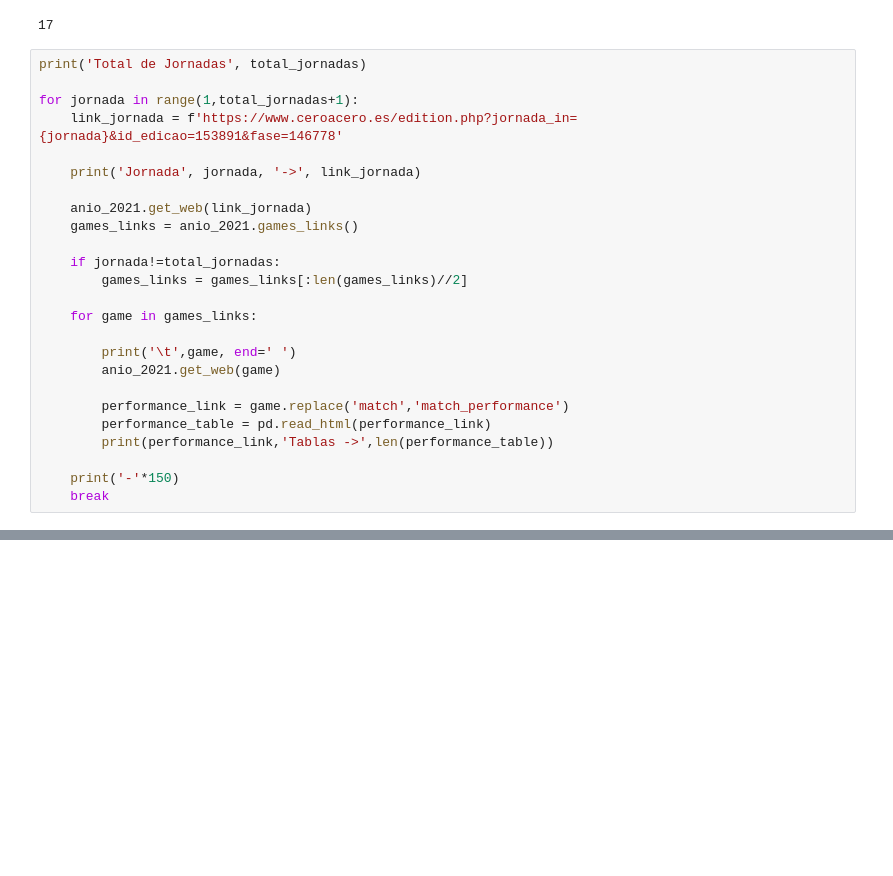
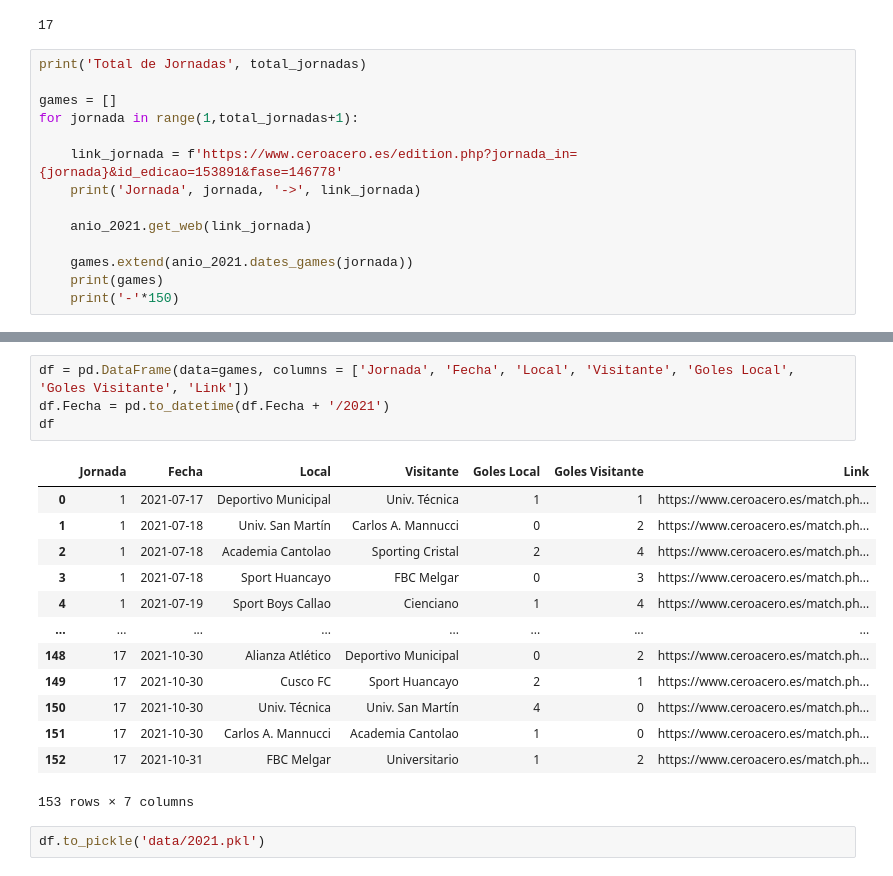
Before and after one commit to RoodrigoReyes/Web-Scraping-Tesis-Futbol, a Jupyter notebook: anio_2021.ipynb, the cells around one changed output, grey strips where cells are left out. Cells and saved outputs as stored; diff of their text form; blank space fills up the shorter version.

```diff
--- a/anio_2021.ipynb
+++ b/anio_2021.ipynb
@@ -31,28 +31,17 @@ total_jornadas
 # %%
 print('Total de Jornadas', total_jornadas)
 
+games = []
 for jornada in range(1,total_jornadas+1):
+
     link_jornada = f'https://www.ceroacero.es/edition.php?jornada_in={jornada}&id_edicao=153891&fase=146778'
-
     print('Jornada', jornada, '->', link_jornada)
 
     anio_2021.get_web(link_jornada)
-    games_links = anio_2021.games_links()
 
-    if jornada!=total_jornadas:
-        games_links = games_links[:len(games_links)//2]
-
-    for game in games_links:
-
-        print('\t',game, end=' ')
-        anio_2021.get_web(game)
-
-        performance_link = game.replace('match','match_performance')
-        performance_table = pd.read_html(performance_link)
-        print(performance_link,'Tablas ->',len(performance_table))
-
+    games.extend(anio_2021.dates_games(jornada))
+    print(games)
     print('-'*150)
-    break
 # %% [output]
 Total de Jornadas 17
 Jornada 1 -> https://www.ceroacero.es/edition.php?jornada_in=1&id_edicao=153891&fase=146778
@@ -68,0 +83,20 @@ Jornada 1 -> https://www.ceroacero.es/edition.php?jornada_in=1&id_edicao=153891&
+# %%
+df = pd.DataFrame(data=games, columns = ['Jornada', 'Fecha', 'Local', 'Visitante', 'Goles Local', 'Goles Visitante', 'Link'])
+df.Fecha = pd.to_datetime(df.Fecha + '/2021')
+df
+# %% [output]
+|  | Jornada | Fecha | Local | Visitante | Goles Local | Goles Visitante | Link |
+| 0 | 1 | 2021-07-17 | Deportivo Municipal | Univ. Técnica | 1 | 1 | https://www.ceroacero.es/match.ph... |
+| 1 | 1 | 2021-07-18 | Univ. San Martín | Carlos A. Mannucci | 0 | 2 | https://www.ceroacero.es/match.ph... |
+| 2 | 1 | 2021-07-18 | Academia Cantolao | Sporting Cristal | 2 | 4 | https://www.ceroacero.es/match.ph... |
+| 3 | 1 | 2021-07-18 | Sport Huancayo | FBC Melgar | 0 | 3 | https://www.ceroacero.es/match.ph... |
+| 4 | 1 | 2021-07-19 | Sport Boys Callao | Cienciano | 1 | 4 | https://www.ceroacero.es/match.ph... |
+| ... | ... | ... | ... | ... | ... | ... | ... |
+| 148 | 17 | 2021-10-30 | Alianza Atlético | Deportivo Municipal | 0 | 2 | https://www.ceroacero.es/match.ph... |
+| 149 | 17 | 2021-10-30 | Cusco FC | Sport Huancayo | 2 | 1 | https://www.ceroacero.es/match.ph... |
+| 150 | 17 | 2021-10-30 | Univ. Técnica | Univ. San Martín | 4 | 0 | https://www.ceroacero.es/match.ph... |
+| 151 | 17 | 2021-10-30 | Carlos A. Mannucci | Academia Cantolao | 1 | 0 | https://www.ceroacero.es/match.ph... |
+| 152 | 17 | 2021-10-31 | FBC Melgar | Universitario | 1 | 2 | https://www.ceroacero.es/match.ph... |
+153 rows × 7 columns
+# %%
+df.to_pickle('data/2021.pkl')
```
Also changed, not shown: parts of 3 cells of this notebook, 6 other files.
